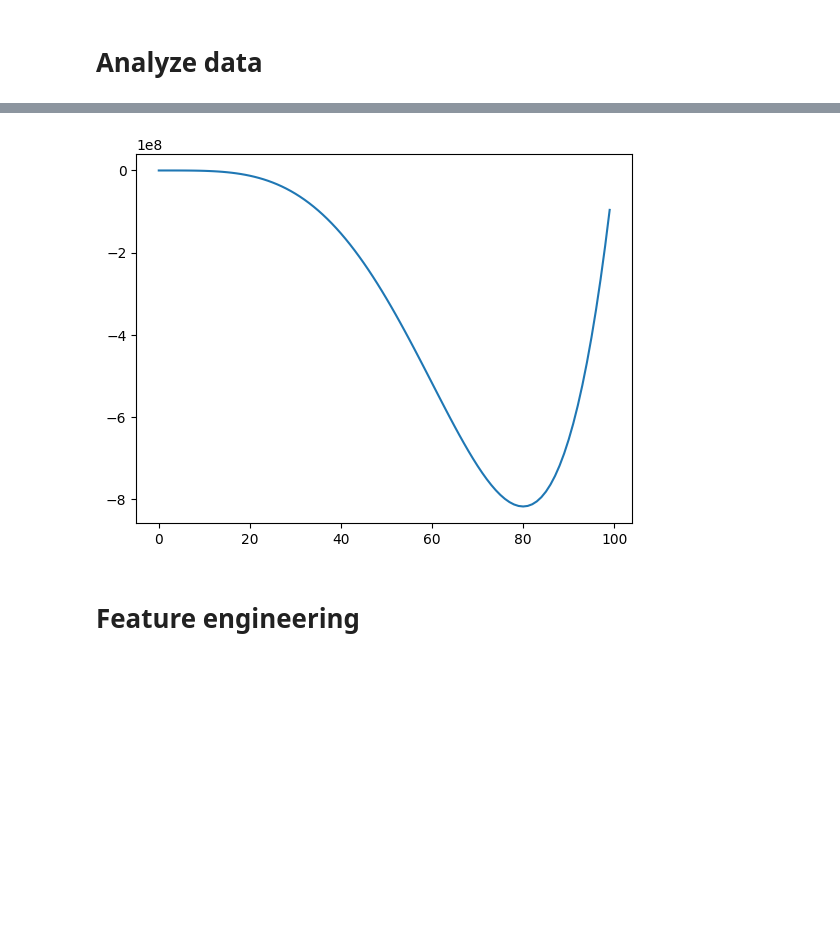
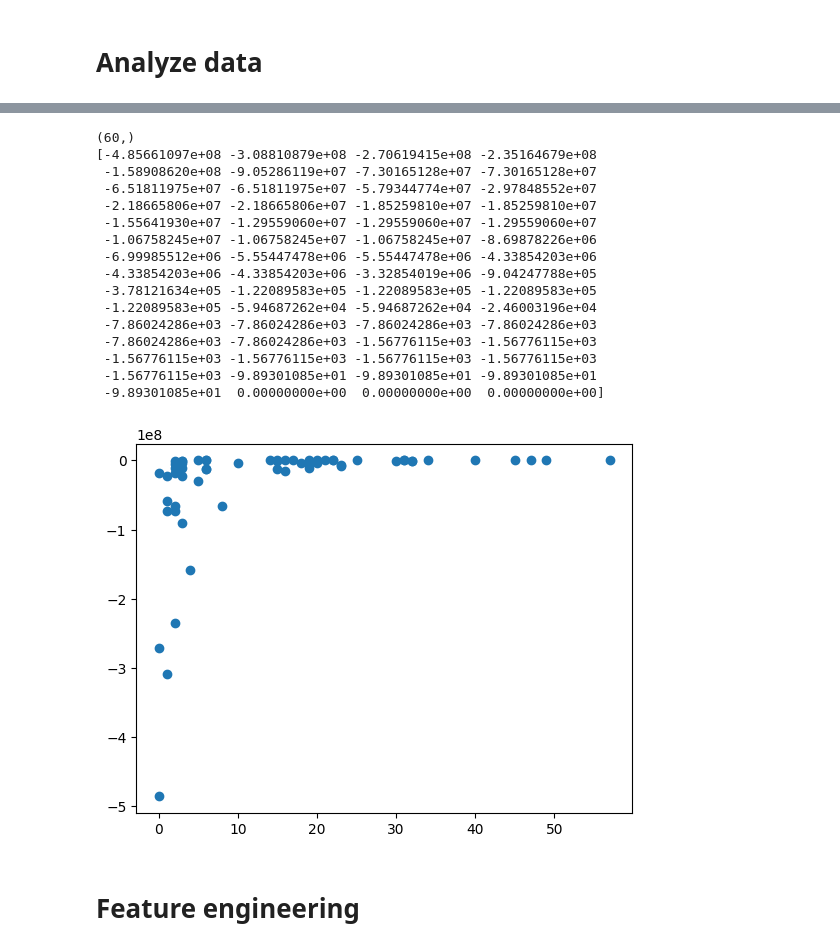
Before and after one commit to Ostralyan/ml, a Jupyter notebook: practice/practice-3-batch-gd.ipynb, the cells around one changed output, grey strips where cells are left out. Drawn from its saved outputs; the diff is of its cells as text; code cells hidden in the pictures; blank space fills up the shorter version.

```diff
--- a/practice/practice-3-batch-gd.ipynb
+++ b/practice/practice-3-batch-gd.ipynb
@@ -30,8 +52,27 @@ plt.show()
-# %%
-plt.plot(y_train)
-plt.show()
-# %% [output]
-[figure, removed]
+# %%
+print(y_train.shape)
+print(y_train)
+# plt.plot(o[:,-1])
+plt.scatter(X_train[:,0], y_train)
+plt.show()
+# %% [output]
+(60,)
+[-4.85661097e+08 -3.08810879e+08 -2.70619415e+08 -2.35164679e+08
+ -1.58908620e+08 -9.05286119e+07 -7.30165128e+07 -7.30165128e+07
+ -6.51811975e+07 -6.51811975e+07 -5.79344774e+07 -2.97848552e+07
+ -2.18665806e+07 -2.18665806e+07 -1.85259810e+07 -1.85259810e+07
+ -1.55641930e+07 -1.29559060e+07 -1.29559060e+07 -1.29559060e+07
+ -1.06758245e+07 -1.06758245e+07 -1.06758245e+07 -8.69878226e+06
+ -6.99985512e+06 -5.55447478e+06 -5.55447478e+06 -4.33854203e+06
+ -4.33854203e+06 -4.33854203e+06 -3.32854019e+06 -9.04247788e+05
+ -3.78121634e+05 -1.22089583e+05 -1.22089583e+05 -1.22089583e+05
+ -1.22089583e+05 -5.94687262e+04 -5.94687262e+04 -2.46003196e+04
+ -7.86024286e+03 -7.86024286e+03 -7.86024286e+03 -7.86024286e+03
+ -7.86024286e+03 -7.86024286e+03 -1.56776115e+03 -1.56776115e+03
+ -1.56776115e+03 -1.56776115e+03 -1.56776115e+03 -1.56776115e+03
+ -1.56776115e+03 -9.89301085e+01 -9.89301085e+01 -9.89301085e+01
+ -9.89301085e+01  0.00000000e+00  0.00000000e+00  0.00000000e+00]
+[figure, added]
 # %% [markdown]
 # Feature engineering
 # %%
```
Also changed, not shown: parts of 11 cells of this notebook, 4 other files.
